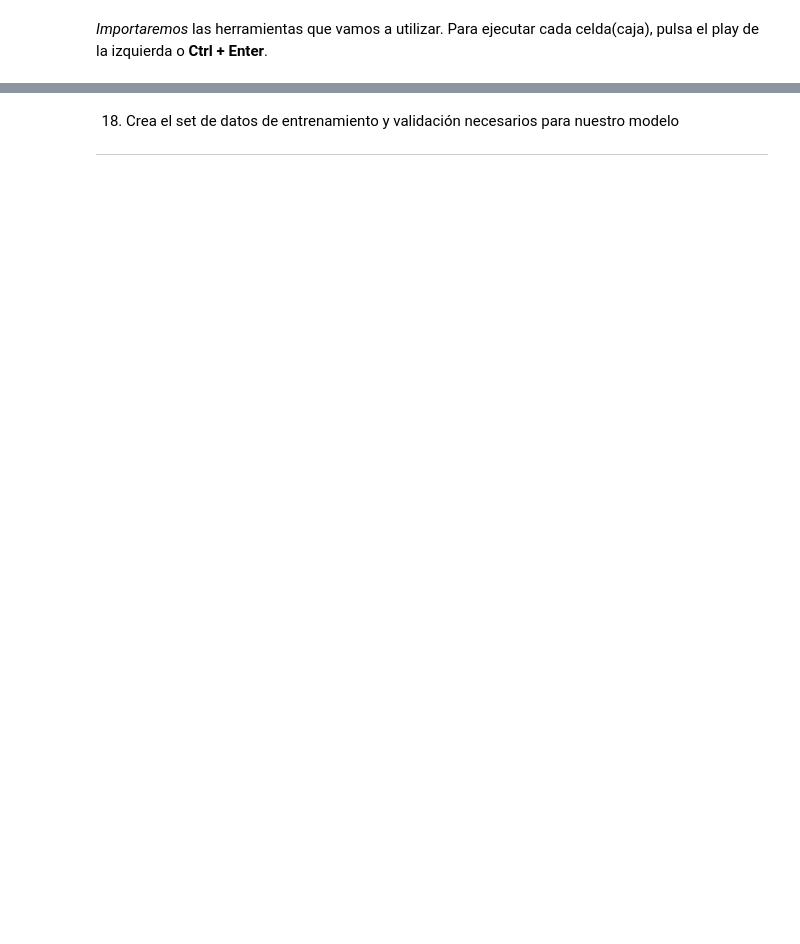
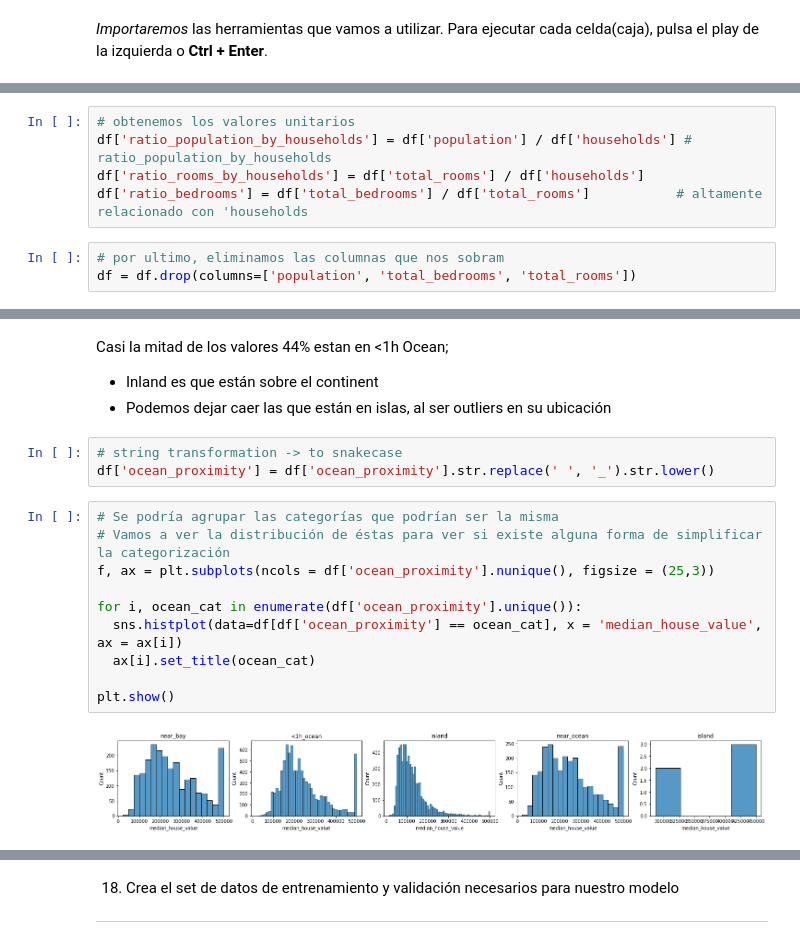
Before and after one commit to LAMDAMielgo/saturdaysAI_dl_mad22, a Jupyter notebook: week_1/challenge/DL_S1_Challenge_Oceans.ipynb, the cells around one changed output, grey strips where cells are left out. Drawn from its saved outputs; the diff is of its cells as text; blank space fills up the shorter version.

```diff
--- a/week_1/challenge/DL_S1_Challenge_Oceans.ipynb
+++ b/week_1/challenge/DL_S1_Challenge_Oceans.ipynb
@@ -273,0 +261,8 @@ Creación del modelo de redes neuronales
+# %%
+# obtenemos los valores unitarios
+df['ratio_population_by_households'] = df['population'] / df['households'] # ratio_population_by_households
+df['ratio_rooms_by_households'] = df['total_rooms'] / df['households']
+df['ratio_bedrooms'] = df['total_bedrooms'] / df['total_rooms']           # altamente relacionado con 'households
+# %%
+# por ultimo, eliminamos las columnas que nos sobram
+df = df.drop(columns=['population', 'total_bedrooms', 'total_rooms'])
@@ -273,0 +295,19 @@ Creación del modelo de redes neuronales
+# %% [markdown]
+Casi la mitad de los valores 44% estan en <1h Ocean;
+  * Inland es que están sobre el continent
+  * Podemos dejar caer las que están en islas, al ser outliers en su ubicación
+# %%
+# string transformation -> to snakecase
+df['ocean_proximity'] = df['ocean_proximity'].str.replace(' ', '_').str.lower()
+# %%
+# Se podría agrupar las categorías que podrían ser la misma
+# Vamos a ver la distribución de éstas para ver si existe alguna forma de simplificar la categorización
+f, ax = plt.subplots(ncols = df['ocean_proximity'].nunique(), figsize = (25,3))
+
+for i, ocean_cat in enumerate(df['ocean_proximity'].unique()):
+  sns.histplot(data=df[df['ocean_proximity'] == ocean_cat], x = 'median_house_value', ax = ax[i])
+  ax[i].set_title(ocean_cat)
+
+plt.show()
+# %% [output]
+[figure, added]
```
Also changed, not shown: parts of 146 cells of this notebook.
